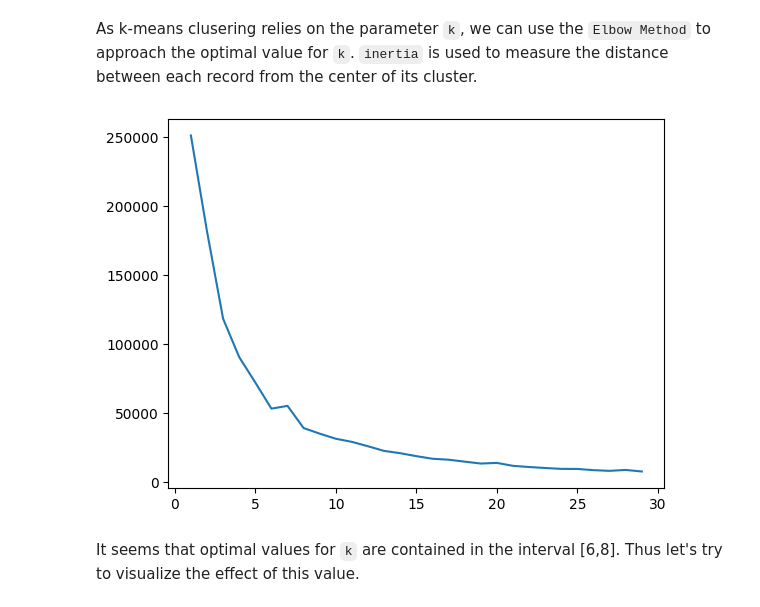
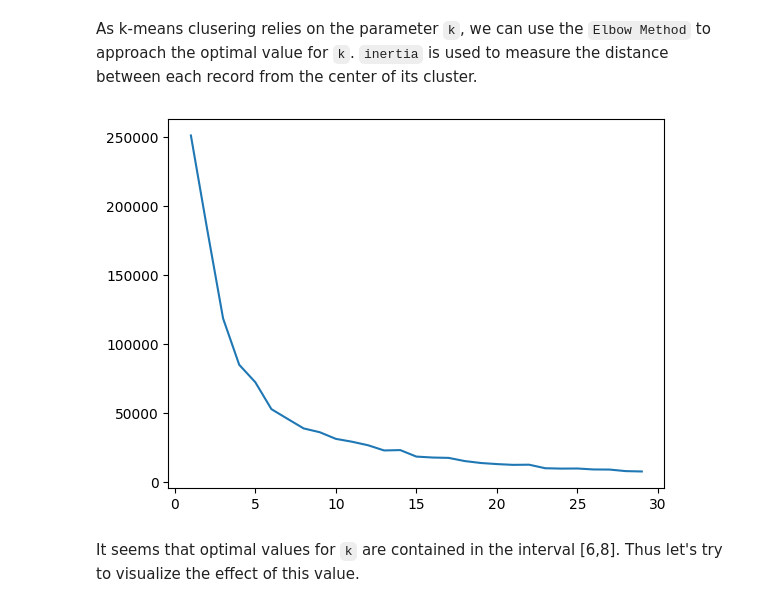
Before and after one commit to armynion/Data-Mining-Lab-INSA-4IF, a Jupyter notebook: Main.ipynb, the cells around one changed output. Saved outputs shown, nothing was run; the diff lists cells and outputs as text; code cells hidden in the pictures.

Commit message:
fix: (kmean clustering) je te baise armand

```diff
--- a/Main.ipynb
+++ b/Main.ipynb
@@ -320,8 +368,9 @@ scaled_data = scaler.fit_transform(coordinates_df[["lat", "long"]])
 # show
 print(scaled_data)
 # create a DataFrame
-scaled_coordinates_df = pd.DataFrame(data=scaled_data, columns=["lat", "long"])
-scaled_coordinates_df.set_index(coordinates_df["id"])
+scaled_coordinates_df = pd.DataFrame(data=coordinates_df)
+scaled_coordinates_df[['scaled_lat', 'scaled_long']] = scaled_data
+scaled_coordinates_df
 # %% [output]
 [[-0.4064356  -0.53671938]
  [-0.47460442  0.85355049]
@@ -356,14 +404,14 @@ As k-means clusering relies on the parameter `k`, we can use the `Elbow Method`
 # %%
 inertias = []
 for i in range(1,30):
   kmeans=KMeans(n_clusters=i,init='k-means++')
-  kmeans.fit(scaled_coordinates_df)
+  kmeans.fit(scaled_coordinates_df[["scaled_lat", "scaled_long"]])
   inertias.append(kmeans.inertia_)
 
 plt.plot(range(1,30),inertias)
 plt.show()
 # %% [output]
-[figure, old version]
+[figure, new version]
 # %% [markdown]
 It seems that optimal values for `k` are contained in the interval [6,8]. Thus let's try to visualize the effect of this value.
 # %%
```
Also changed, not shown: parts of 4 cells of this notebook.
